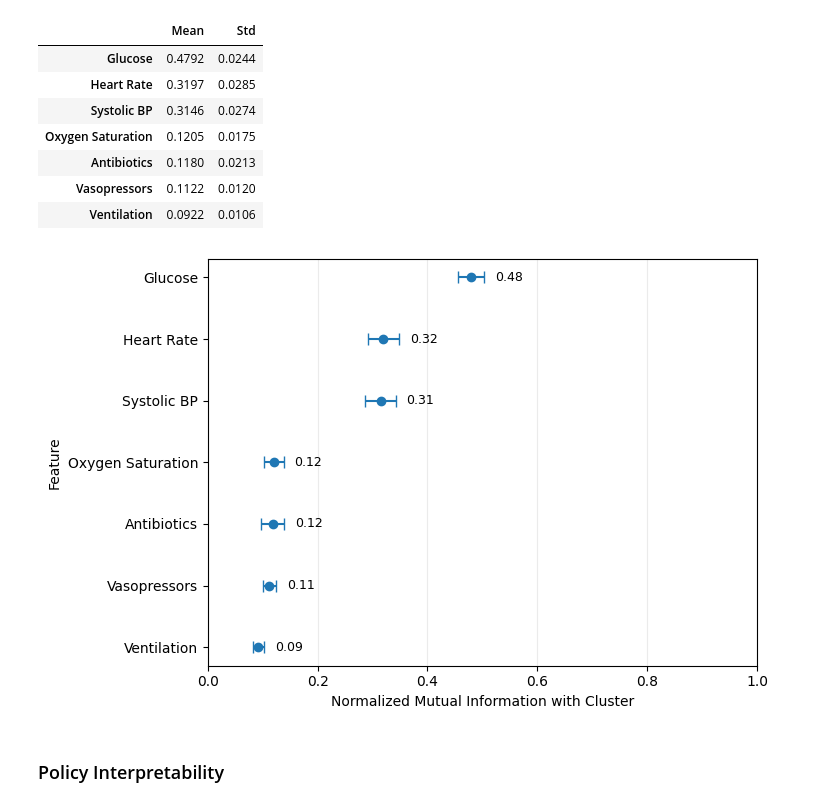
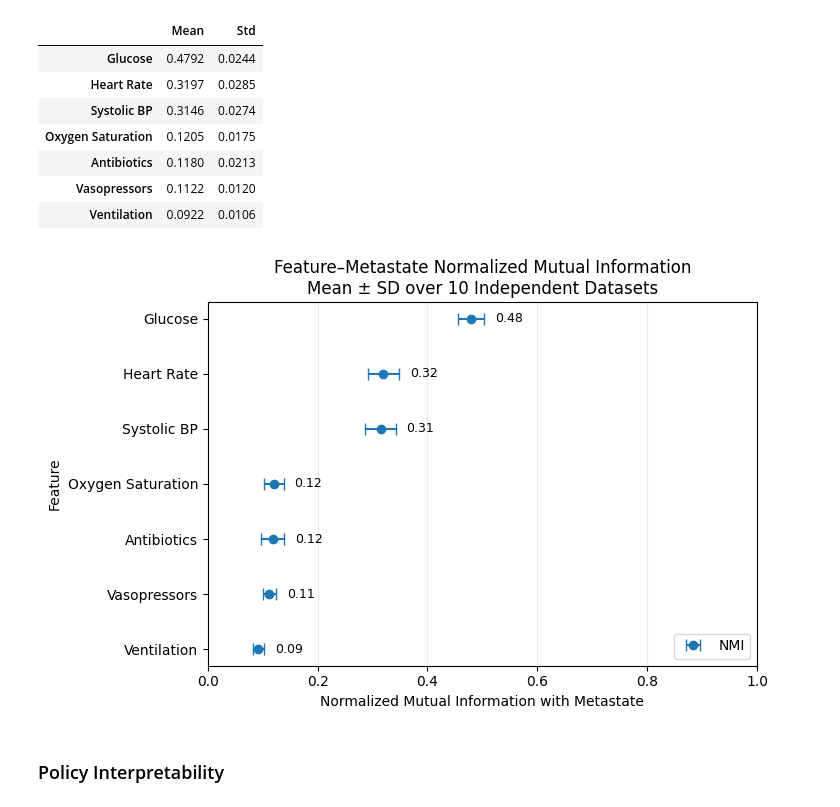
Before and after one commit to yining-wu10/Thesis, a Jupyter notebook: Thesis_Final_Experiment.ipynb, the cells around one changed output. Saved outputs shown, nothing was run; the diff lists cells and outputs as text; code cells hidden in the pictures.

```diff
--- a/Thesis_Final_Experiment.ipynb
+++ b/Thesis_Final_Experiment.ipynb
@@ -2829,10 +2829,25 @@ ax.errorbar(
     capsize=4,
     markersize=6,
     linewidth=1.5,
+    label="Variance Reduction",
+)
+
+for feature, row in plot_df.iterrows():
+    ax.text(
+        row["Mean"] + row["Std"] + 0.02,
+        feature,
+        f'{row["Mean"]:.2f}',
+        va="center",
+        fontsize=9,
+    )
+
+ax.set_title(
+    "Within-Metastate Feature Variance Reduction\n"
+    "Mean ± SD over 10 Independent Datasets"
 )
 
 ax.set_xlabel(
-    "Within-Cluster Variance Reduction"
+    "Within-Metastate Variance Reduction"
 )
 
 ax.set_ylabel(
@@ -2844,6 +2859,8 @@ ax.set_xlim(
     1,
 )
 
+ax.legend(loc="upper left")
+
 ax.grid(
     axis="x",
     alpha=0.25,
@@ -3013,6 +3030,7 @@ ax.errorbar(
     capsize=4,
     markersize=6,
     linewidth=1.5,
+    label="NMI",
 )
 
 # Add mean values
@@ -3025,35 +3043,42 @@ for feature, row in plot_df.iterrows():
         fontsize=9,
     )
 
+ax.set_title(
+    "Feature–Metastate Normalized Mutual Information\n"
+    "Mean ± SD over 10 Independent Datasets"
+)
+
 ax.set_xlabel(
-    "Normalized Mutual Information with Cluster"
+    "Normalized Mutual Information with Metastate"
 )
 
 ax.set_ylabel(
     "Feature"
 )
 
 ax.set_xlim(
     0,
     1,
 )
+
+ax.legend(loc="lower right")
 
 ax.grid(
     axis="x",
     alpha=0.25,
 )
 
 plt.tight_layout()
 
 # Save for thesis
 plt.savefig(
     "cluster_feature_nmi.pdf",
     bbox_inches="tight",
 )
 
 plt.show()
 # %% [output]
-[figure, old version]
+[figure, new version]
 # %% [markdown]
 ### Policy Interpretability
 # %% [markdown]
```
Also changed, not shown: parts of 5 cells of this notebook.
